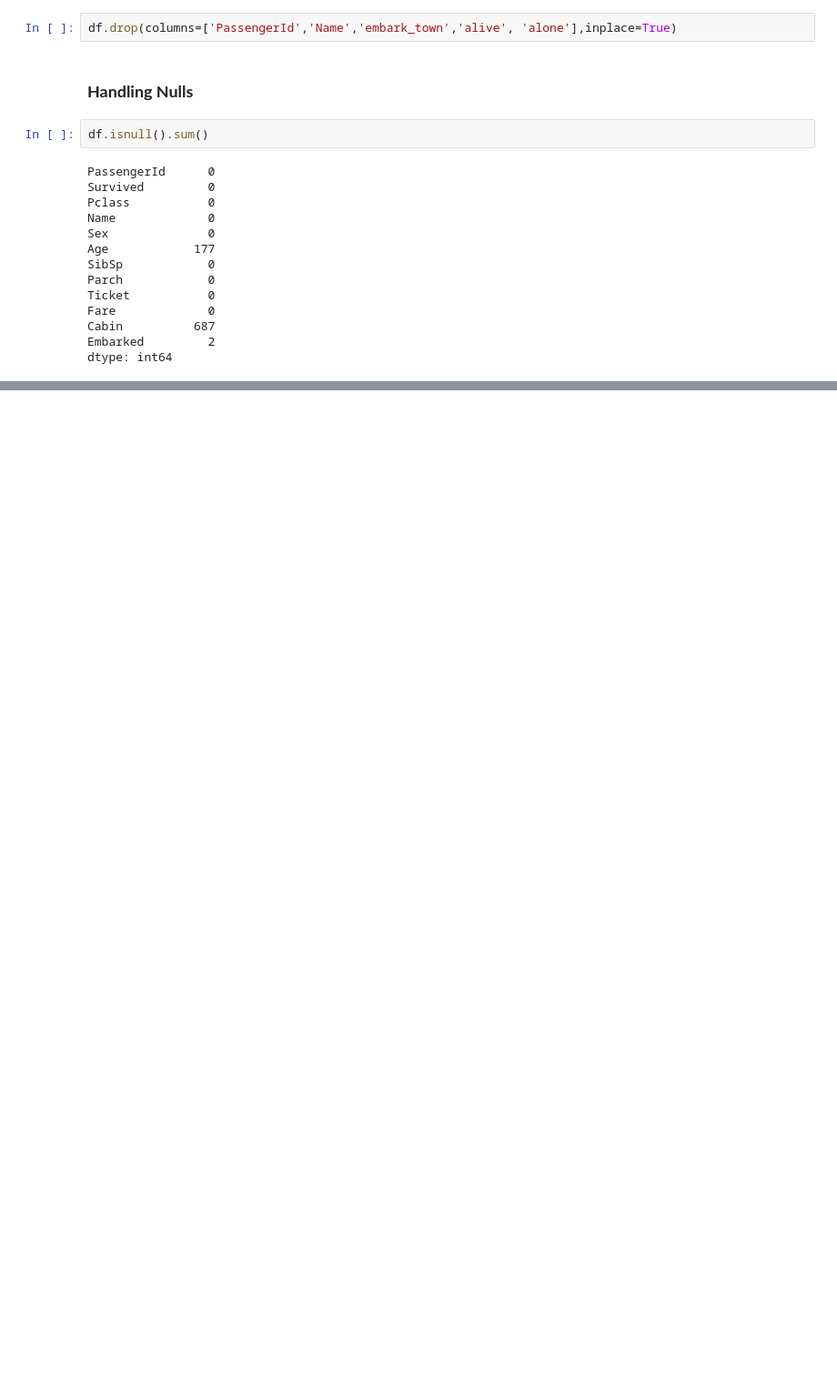
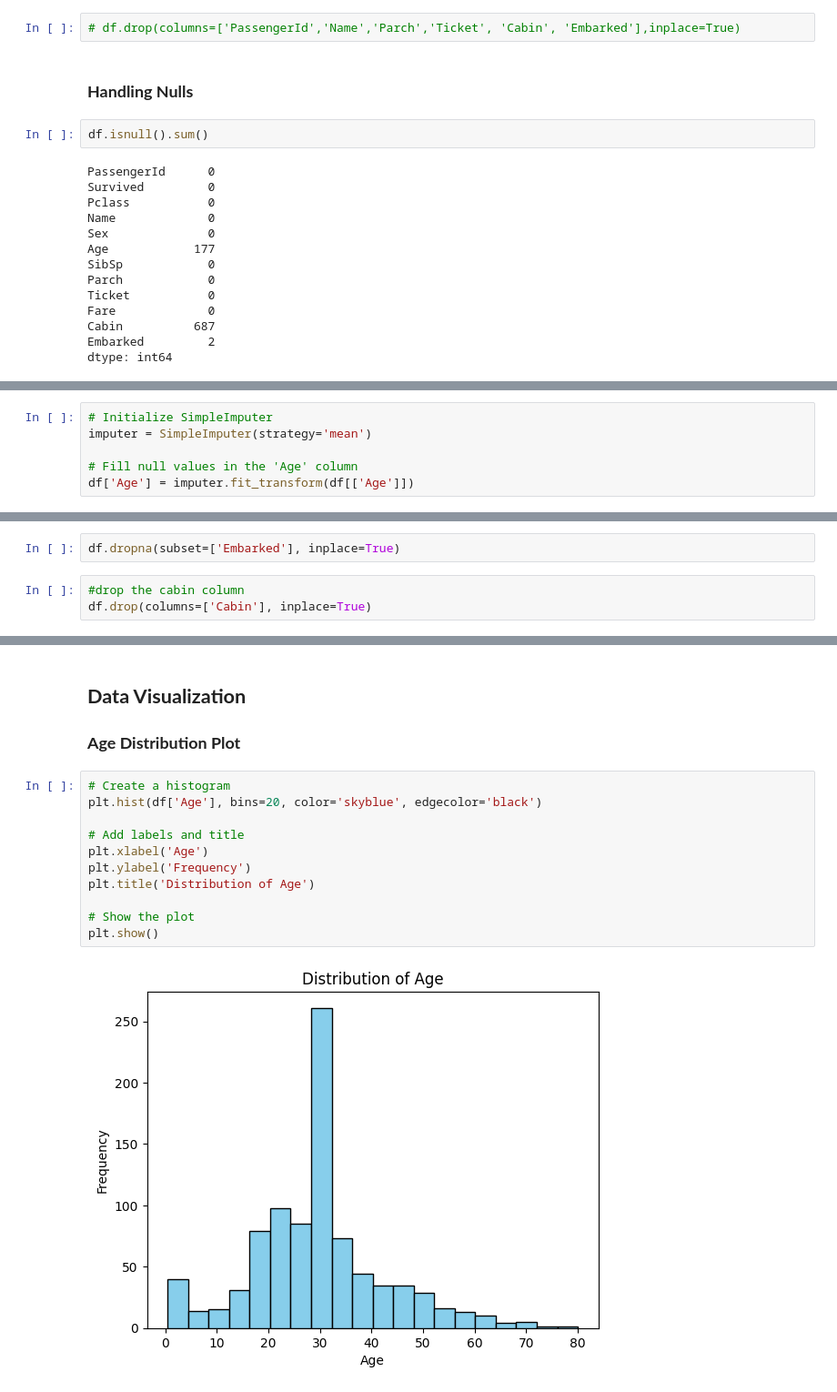
Before and after one commit to Musharaf-Ahsan/CODSOFT, a Jupyter notebook: survival_predict.ipynb, the cells around one changed output, grey strips where cells are left out. Shown: that part at 91% size. Cells and saved outputs as stored; diff of their text form; blank space fills up the shorter version.

```diff
--- a/survival_predict.ipynb
+++ b/survival_predict.ipynb
@@ -63,7 +63,7 @@ df.describe()
 ### **Data Cleaning**
 Remove unnecessary or irrelevant column from the dataset.
 # %%
-df.drop(columns=['PassengerId','Name','embark_town','alive', 'alone'],inplace=True)
+# df.drop(columns=['PassengerId','Name','Parch','Ticket', 'Cabin', 'Embarked'],inplace=True)
 # %% [markdown]
 ### **Handling Nulls**
 # %%
@@ -84,0 +87,6 @@ dtype: int64
+# %%
+# Initialize SimpleImputer
+imputer = SimpleImputer(strategy='mean')
+
+# Fill null values in the 'Age' column
+df['Age'] = imputer.fit_transform(df[['Age']])
@@ -84,0 +95,5 @@ dtype: int64
+# %%
+df.dropna(subset=['Embarked'], inplace=True)
+# %%
+#drop the cabin column
+df.drop(columns=['Cabin'], inplace=True)
@@ -84,0 +115,16 @@ dtype: int64
+# %% [markdown]
+## **Data Visualization**
+### **Age Distribution Plot**
+# %%
+# Create a histogram
+plt.hist(df['Age'], bins=20, color='skyblue', edgecolor='black')
+
+# Add labels and title
+plt.xlabel('Age')
+plt.ylabel('Frequency')
+plt.title('Distribution of Age')
+
+# Show the plot
+plt.show()
+# %% [output]
+[figure, added]
```
Also changed, not shown: parts of 14 cells of this notebook.
